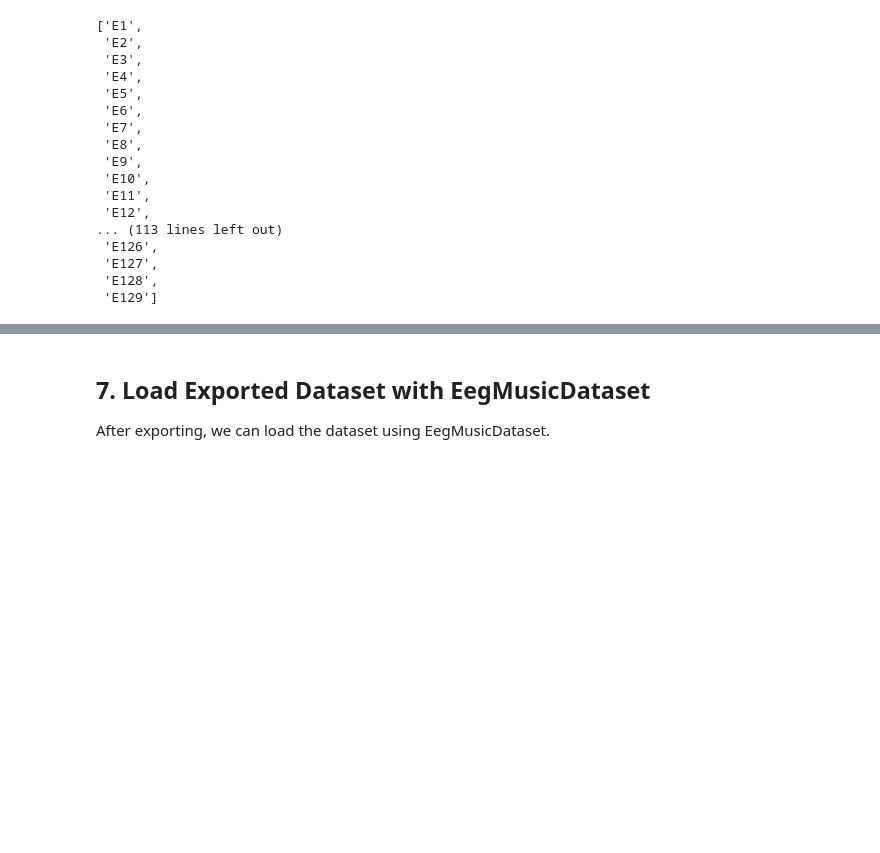
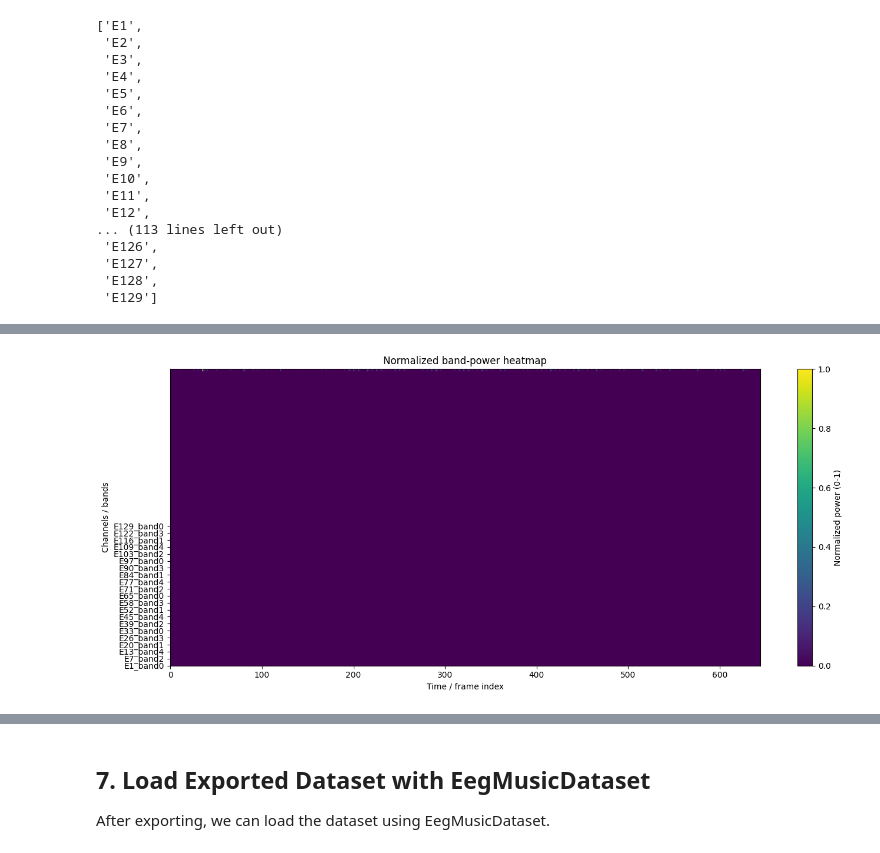
Before and after one commit to zmrocze/eeg-music-code, a Jupyter notebook: src/eeg_music/musin_g_loader_demo.ipynb, the cells around one changed output, grey strips where cells are left out. Cells and saved outputs as stored; diff of their text form; code cells hidden in the pictures; blank space fills up the shorter version.

```diff
--- a/src/eeg_music/musin_g_loader_demo.ipynb
+++ b/src/eeg_music/musin_g_loader_demo.ipynb
@@ -168,0 +245,15 @@ Sampling frequency of the instance is already 250.0, returning unmodified.
+# %%
+from eeg_music.band_power import trial_to_band_power, BandPowerParams
+
+band_power_ds = MappedDataset(
+  mapped,
+  trial_to_band_power(
+    BandPowerParams(
+      frequency_bands=[(1, 4), (4, 8), (8, 12), (12, 30), (30, 45)],
+      window_width=1000,
+      hop_length=100,
+    )
+  )
+)
+# %%
+ar = band_power_ds[0].eeg_data.get_array()
@@ -168,0 +274,27 @@ Sampling frequency of the instance is already 250.0, returning unmodified.
+# %%
+# normalize to 0-1 (min-max) and plot heatmap
+import matplotlib.pyplot as plt
+
+data = ar.data.astype(float)
+minv, maxv = data.min(), data.max()
+norm = (data - minv) / (maxv - minv) if maxv > minv else data * 0.0
+
+plt.figure(figsize=(14, 6))
+# transpose so channels are on the y-axis (more readable)
+plt.imshow(norm.T, aspect='auto', origin='lower', cmap='viridis')
+plt.colorbar(label='Normalized power (0-1)')
+plt.xlabel('Time / frame index')
+plt.ylabel('Channels / bands')
+
+ch_names = ar.ch_names
+if len(ch_names) <= 60:
+  plt.yticks(range(len(ch_names)), ch_names)
+else:
+  step = max(1, len(ch_names) // 20)
+  plt.yticks(range(0, len(ch_names), step), [ch_names[i] for i in range(0, len(ch_names), step)])
+
+plt.title('Normalized band-power heatmap')
+plt.tight_layout()
+plt.show()
+# %% [output]
+[figure, added]
```
Also changed, not shown: parts of 12 cells of this notebook, 8 other files.
